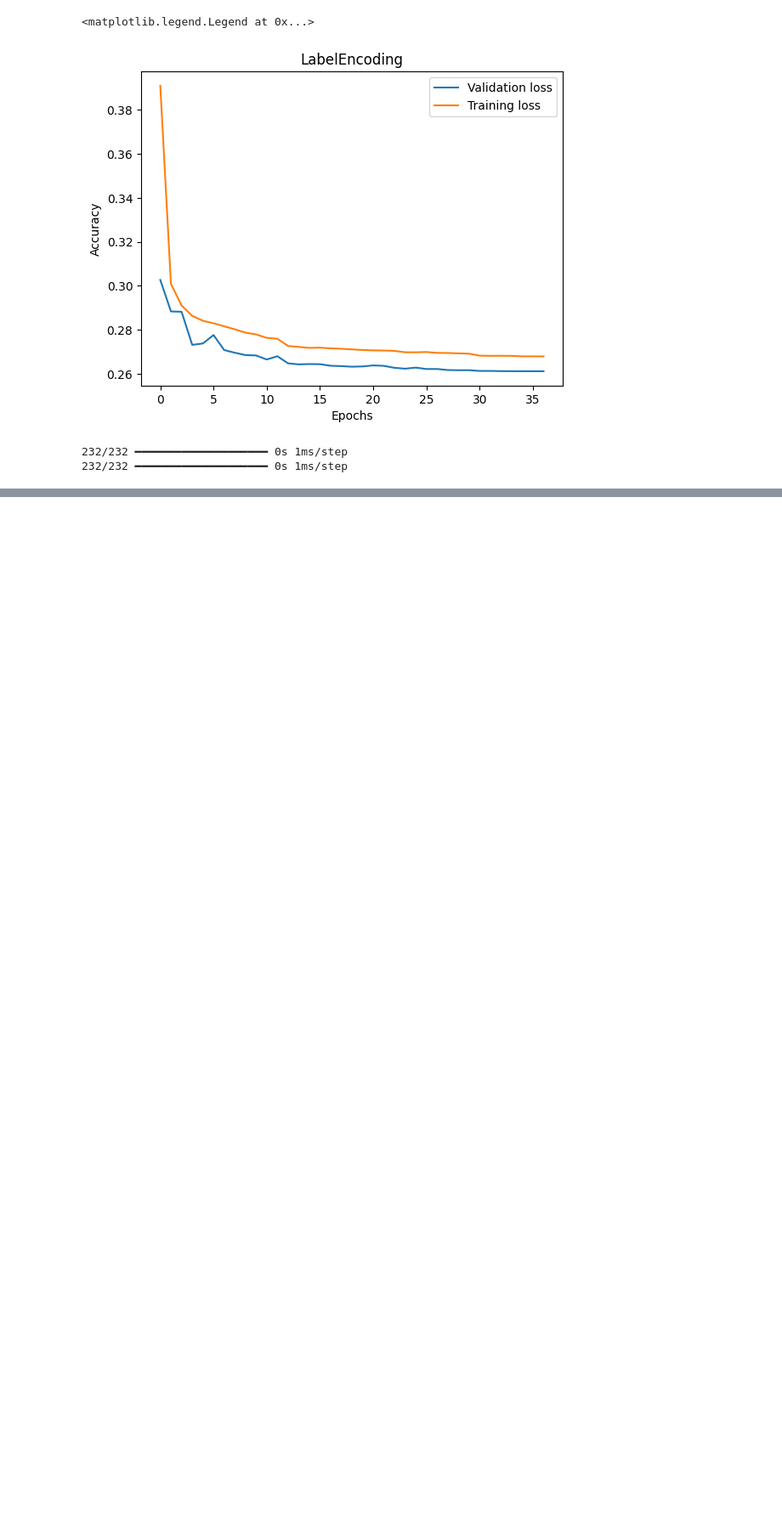
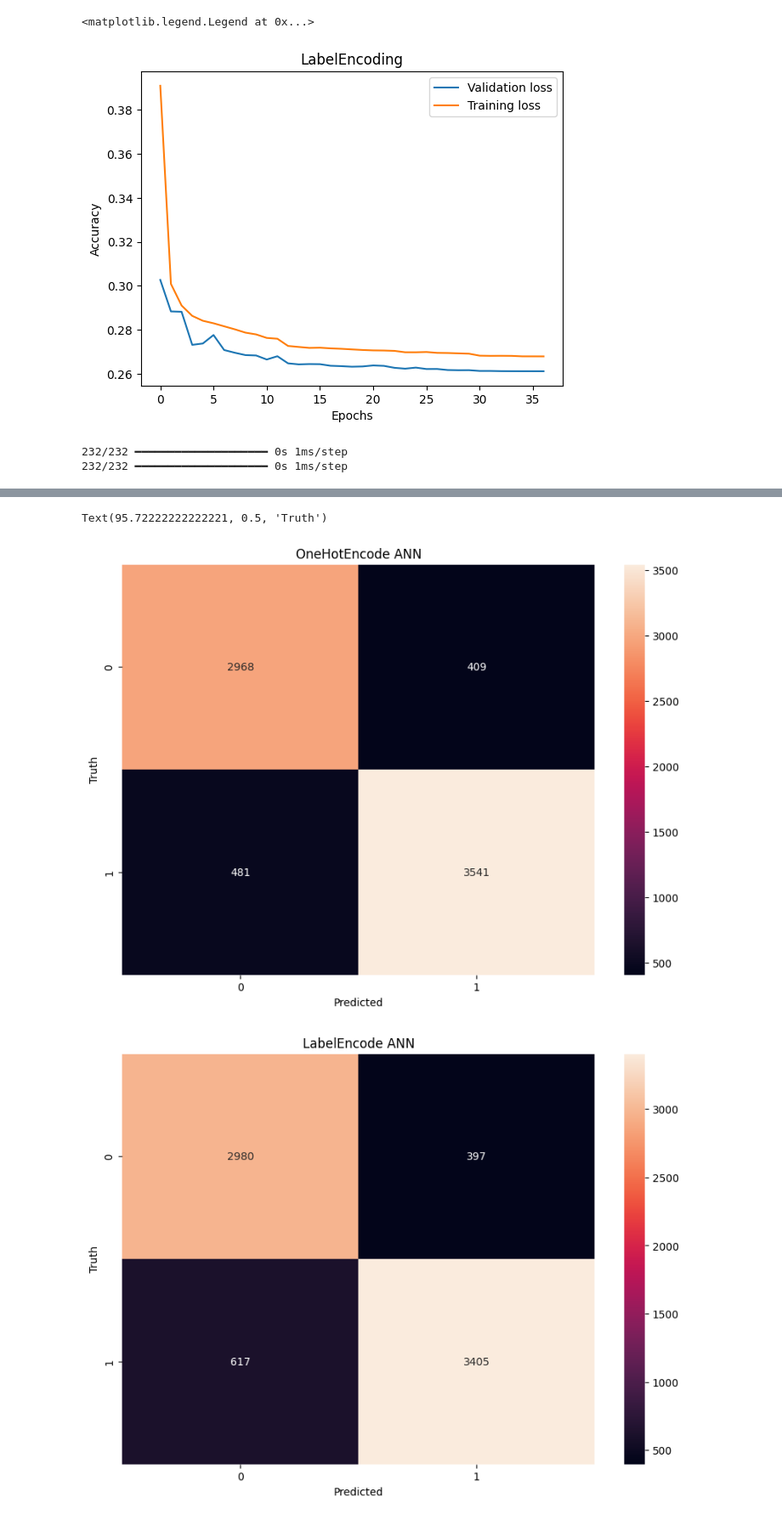
Before and after one commit to akshatsinha2027/Customer-360, a Jupyter notebook: E-Commerce.ipynb, the cells around one changed output, grey strips where cells are left out. Shown: that part at 85% size. Cells and saved outputs as stored; diff of their text form; code cells hidden in the pictures; blank space fills up the shorter version.

```diff
--- a/E-Commerce.ipynb
+++ b/E-Commerce.ipynb
@@ -533,0 +568,20 @@ y_pred2=(ANN_Model2.predict(x_test2)>=0.5).astype(np.int64)
+# %%
+cm=tensorflow.math.confusion_matrix(labels=y_test,predictions=y_pred)
+
+plt.figure(figsize=(10,7))
+sns.heatmap(cm,annot=True,fmt='d')
+plt.title("OneHotEncode ANN")
+plt.xlabel('Predicted')
+plt.ylabel('Truth')
+
+cm2=tensorflow.math.confusion_matrix(labels=y_test2,predictions=y_pred2)
+
+plt.figure(figsize=(10,7))
+sns.heatmap(cm2,annot=True,fmt='d')
+plt.title("LabelEncode ANN")
+plt.xlabel('Predicted')
+plt.ylabel('Truth')
+# %% [output]
+Text(95.72222222222221, 0.5, 'Truth')
+[figure, added]
+[figure, added]
```
Also changed, not shown: parts of 3 cells of this notebook.
